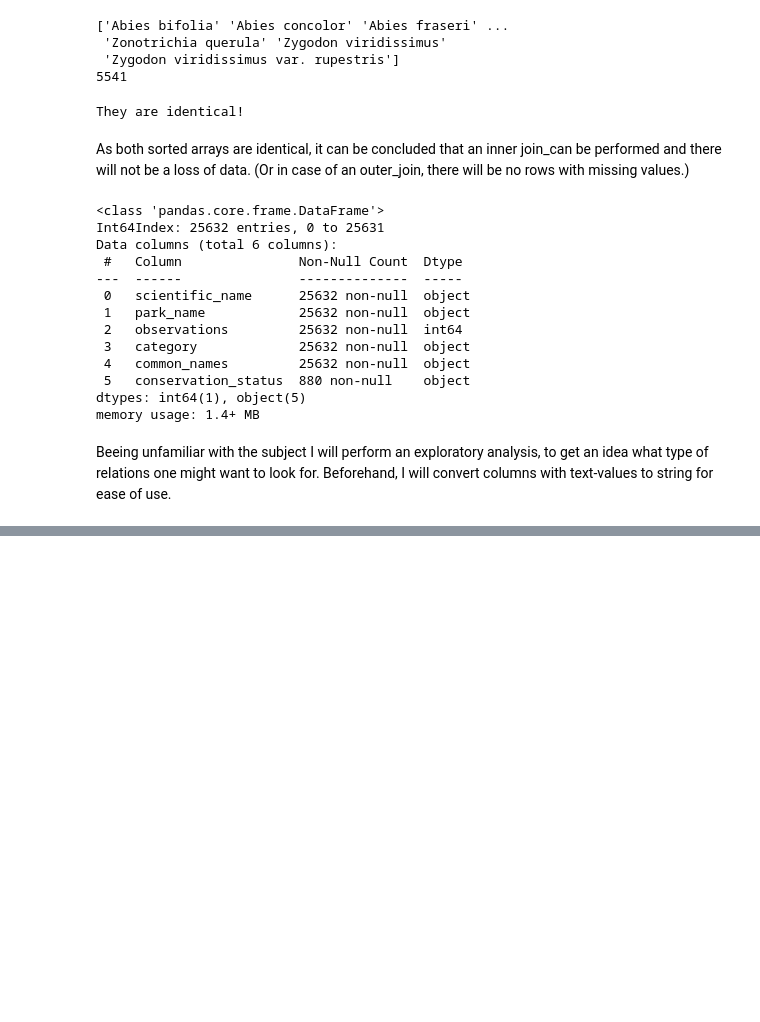
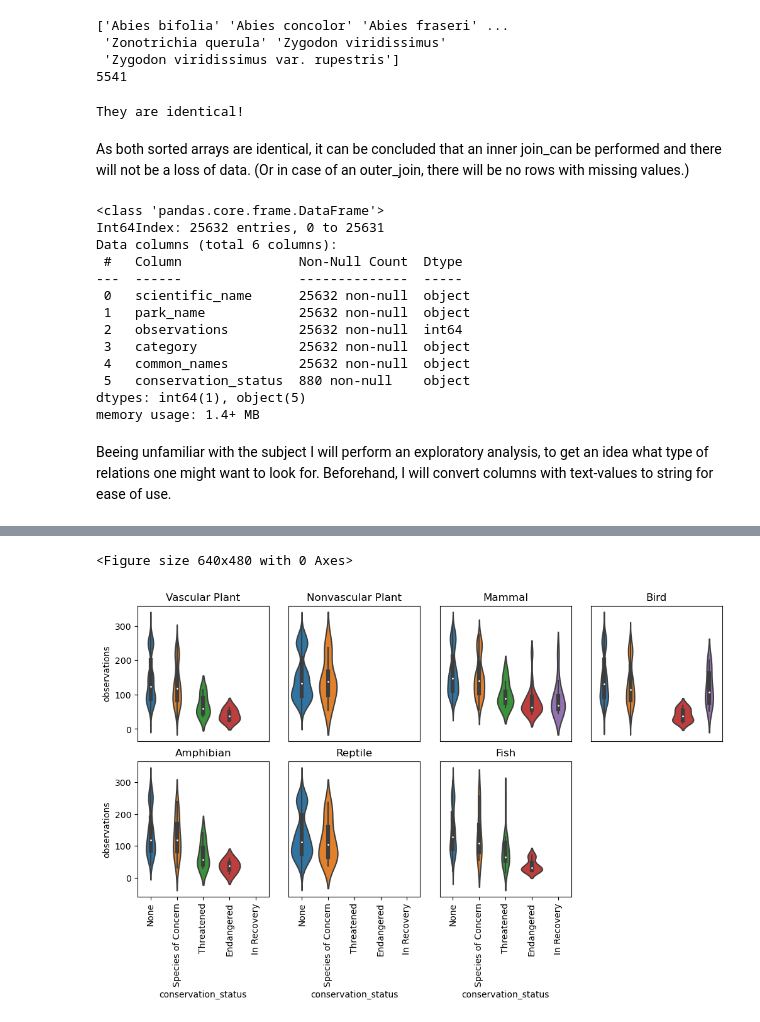
Before and after one commit to MaximilianHauser/CC_DS21_Biodiversity_in_National_Parks, a Jupyter notebook: biodiversity.ipynb, the cells around one changed output, grey strips where cells are left out. Cells and saved outputs as stored; diff of their text form; code cells hidden in the pictures; blank space fills up the shorter version.

```diff
--- a/biodiversity.ipynb
+++ b/biodiversity.ipynb
@@ -218,0 +270,60 @@ Unique species in 'all_data_df':
+# %%
+# scatterplots to visualize wether or not there is a pattern in conservation_status, by park or category --------------------- #
+plt.clf()
+
+fig = plt.figure(figsize=(12,6))
+fig.subplots_adjust(hspace=0.15, wspace=0.15)
+
+ax = fig.add_subplot(2, 4, 1)
+sns.violinplot(data=category_vasc_plant_df, x="conservation_status", y="observations", order=order, ax=ax)
+plt.title("Vascular Plant")
+plt.xlabel("")
+plt.xticks(ticks=[])
+
+ax = fig.add_subplot(2, 4, 2)
+sns.violinplot(data=category_nonvasc_plant_df, x="conservation_status", y="observations", order=order, ax=ax)
+plt.title("Nonvascular Plant")
+plt.xlabel("")
+plt.ylabel("")
+plt.xticks(ticks=[])
+plt.yticks(ticks=[])
+
+ax = fig.add_subplot(2, 4, 3)
+sns.violinplot(data=category_mammal_df, x="conservation_status", y="observations", order=order, ax=ax)
+plt.title("Mammal")
+plt.xlabel("")
+plt.ylabel("")
+plt.xticks(ticks=[])
+plt.yticks(ticks=[])
+
+ax = fig.add_subplot(2, 4, 4)
+sns.violinplot(data=category_bird_df, x="conservation_status", y="observations", order=order, ax=ax)
+plt.title("Bird")
+plt.xlabel("")
+plt.ylabel("")
+plt.xticks(ticks=[])
+plt.yticks(ticks=[])
+
+ax = fig.add_subplot(2, 4, 5)
+sns.violinplot(data=category_amphibian_df, x="conservation_status", y="observations", order=order, ax=ax)
+plt.title("Amphibian")
+plt.xticks(rotation=90)
+
+ax = fig.add_subplot(2, 4, 6)
+sns.violinplot(data=category_reptile_df, x="conservation_status", y="observations", order=order, ax=ax)
+plt.title("Reptile")
+plt.ylabel("")
+plt.xticks(rotation=90)
+plt.yticks(ticks=[])
+
+ax = fig.add_subplot(2, 4, 7)
+sns.violinplot(data=category_fish_df, x="conservation_status", y="observations", order=order, ax=ax)
+plt.title("Fish")
+plt.ylabel("")
+plt.xticks(rotation=90)
+plt.yticks(ticks=[])
+
+plt.show()
+# %% [output]
+<Figure size 640x480 with 0 Axes>
+[figure, added]
```
Also changed, not shown: parts of 9 cells of this notebook.
